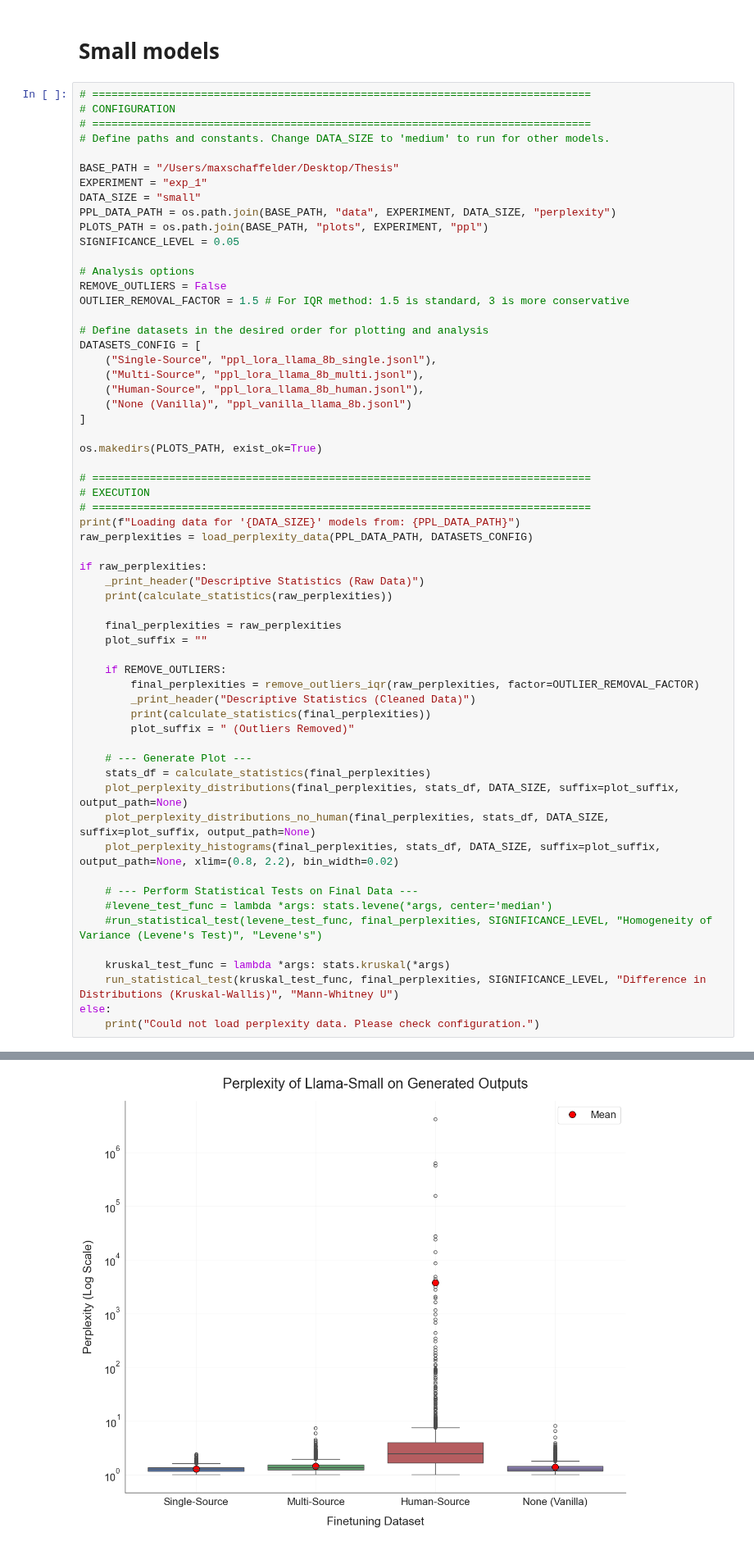
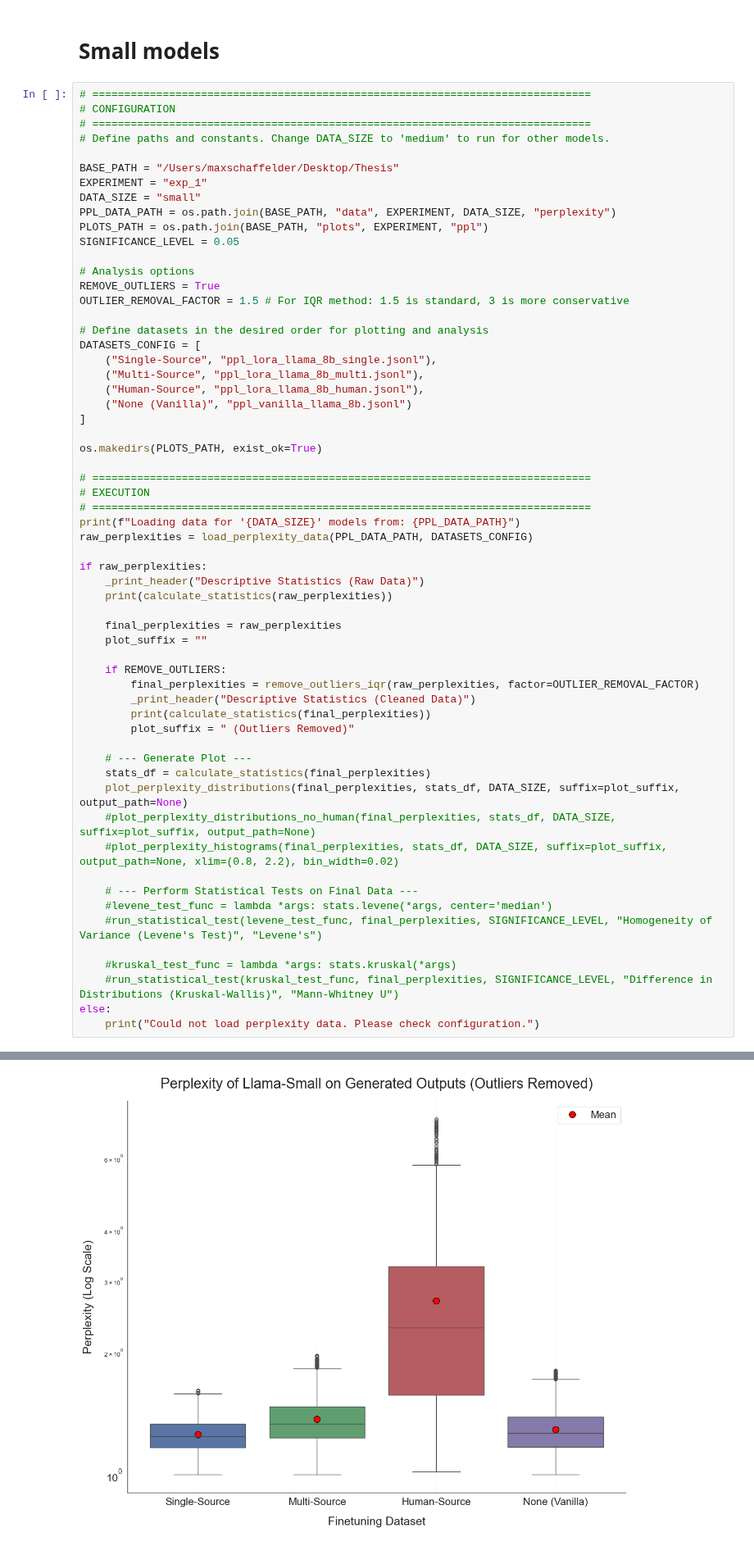
Before and after one commit to maxschaffelder/synthetic_data_diversity, a Jupyter notebook: exp_1/metric_calculation/perplexity/perplexity.ipynb, the cells around one changed output, grey strips where cells are left out. Shown at 82% size. Cells and saved outputs as stored; diff of their text form.

Commit message:
create new box plots

```diff
--- a/exp_1/metric_calculation/perplexity/perplexity.ipynb
+++ b/exp_1/metric_calculation/perplexity/perplexity.ipynb
@@ -381,7 +381,7 @@ PLOTS_PATH = os.path.join(BASE_PATH, "plots", EXPERIMENT, "ppl")
 SIGNIFICANCE_LEVEL = 0.05
 
 # Analysis options
-REMOVE_OUTLIERS = False
+REMOVE_OUTLIERS = True
 OUTLIER_REMOVAL_FACTOR = 1.5 # For IQR method: 1.5 is standard, 3 is more conservative
 
 # Define datasets in the desired order for plotting and analysis
@@ -416,15 +416,15 @@ if raw_perplexities:
     # --- Generate Plot ---
     stats_df = calculate_statistics(final_perplexities)
     plot_perplexity_distributions(final_perplexities, stats_df, DATA_SIZE, suffix=plot_suffix, output_path=None)
-    plot_perplexity_distributions_no_human(final_perplexities, stats_df, DATA_SIZE, suffix=plot_suffix, output_path=None)
-    plot_perplexity_histograms(final_perplexities, stats_df, DATA_SIZE, suffix=plot_suffix, output_path=None, xlim=(0.8, 2.2), bin_width=0.02)
+    #plot_perplexity_distributions_no_human(final_perplexities, stats_df, DATA_SIZE, suffix=plot_suffix, output_path=None)
+    #plot_perplexity_histograms(final_perplexities, stats_df, DATA_SIZE, suffix=plot_suffix, output_path=None, xlim=(0.8, 2.2), bin_width=0.02)
 
     # --- Perform Statistical Tests on Final Data ---
     #levene_test_func = lambda *args: stats.levene(*args, center='median')
     #run_statistical_test(levene_test_func, final_perplexities, SIGNIFICANCE_LEVEL, "Homogeneity of Variance (Levene's Test)", "Levene's")
 
-    kruskal_test_func = lambda *args: stats.kruskal(*args)
-    run_statistical_test(kruskal_test_func, final_perplexities, SIGNIFICANCE_LEVEL, "Difference in Distributions (Kruskal-Wallis)", "Mann-Whitney U")
+    #kruskal_test_func = lambda *args: stats.kruskal(*args)
+    #run_statistical_test(kruskal_test_func, final_perplexities, SIGNIFICANCE_LEVEL, "Difference in Distributions (Kruskal-Wallis)", "Mann-Whitney U")
 else:
     print("Could not load perplexity data. Please check configuration.")
 # %% [output]
@@ -442 +448 @@ None (Vanilla)   1502     1.380878  1.284695  1.687208e-01       0.410756
-[figure, old version]
+[figure, new version]
```
Also changed, not shown: parts of 4 cells of this notebook.
